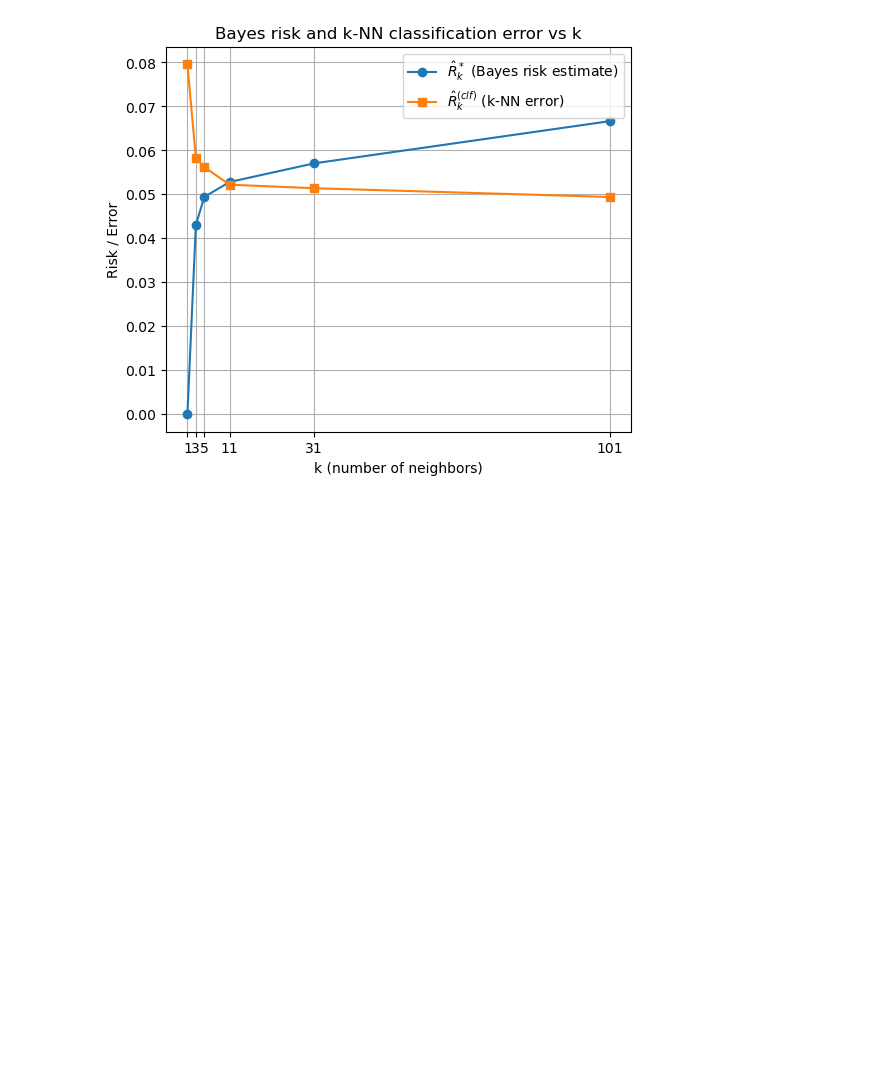
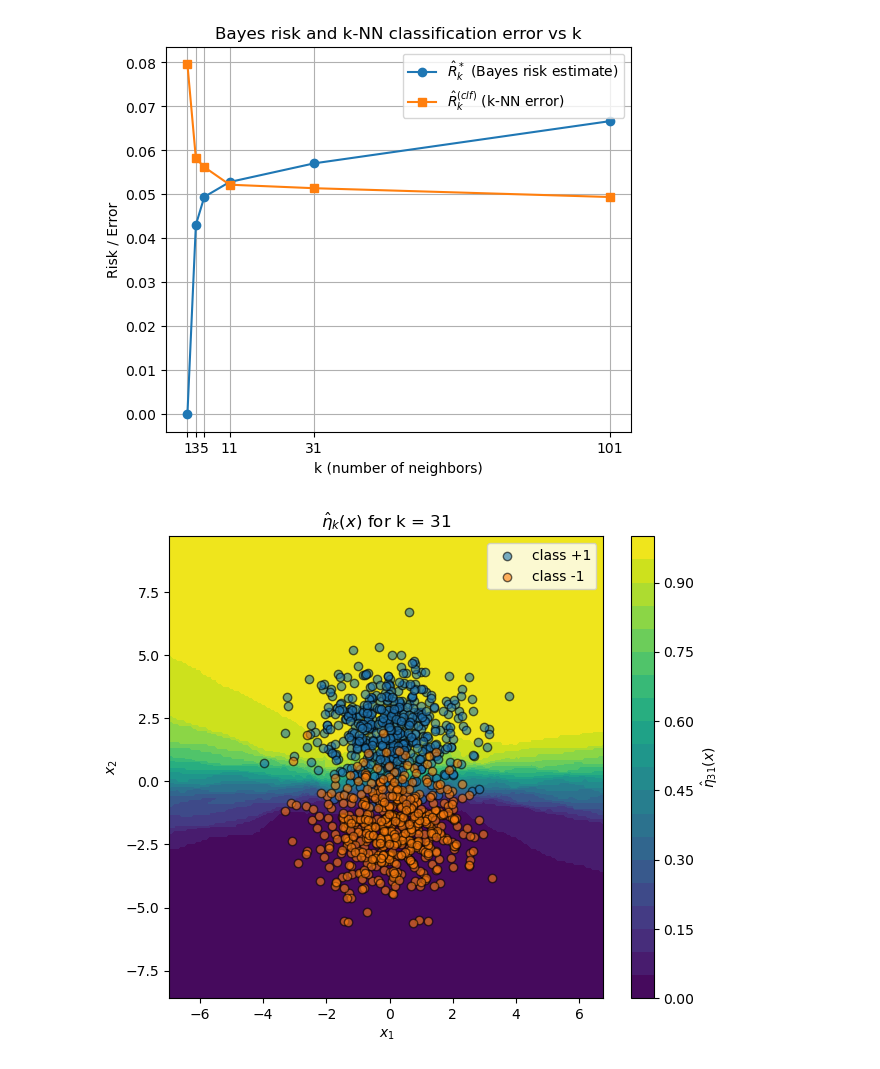
Before and after one commit to anastasiakhromova/Bayes_risk_knn, a Jupyter notebook: bayes_risk_knn.ipynb, the cells around one changed output. Cells and saved outputs as stored; diff of their text form; code cells hidden in the pictures; blank space fills up the shorter version.

Commit message:
Add η(x) heatmap visualisation for k=31 with training points overlay

```diff
--- a/bayes_risk_knn.ipynb
+++ b/bayes_risk_knn.ipynb
@@ -114,3 +114,38 @@ plt.legend()
 plt.show()
 # %% [output]
 [figure]
+# %%
+k_vis = 31
+knn_vis = KNeighborsClassifier(n_neighbors=k_vis)
+knn_vis.fit(X_train, y_train01)
+
+# grid for x1, x2
+x1_min, x1_max = X_train[:, 0].min() - 3, X_train[:, 0].max() + 3
+x2_min, x2_max = X_train[:, 1].min() - 3, X_train[:, 1].max() + 3
+
+xx1, xx2 = np.meshgrid(
+    np.linspace(x1_min, x1_max, 200),
+    np.linspace(x2_min, x2_max, 200)
+)
+
+grid_points = np.c_[xx1.ravel(), xx2.ravel()]
+eta_hat_grid = knn_vis.predict_proba(grid_points)[:, 1]
+eta_hat_grid = eta_hat_grid.reshape(xx1.shape)
+
+plt.figure(figsize=(7, 6))
+contour = plt.contourf(xx1, xx2, eta_hat_grid, levels=20)
+plt.colorbar(contour, label=r'$\hat{\eta}_{%d}(x)$' % k_vis)
+
+# training points upper
+plt.scatter(X_train[y_train == 1, 0], X_train[y_train == 1, 1],
+            edgecolor='k', alpha=0.6, label='class +1')
+plt.scatter(X_train[y_train == -1, 0], X_train[y_train == -1, 1],
+            edgecolor='k', alpha=0.6, label='class -1')
+
+plt.xlabel('$x_1$')
+plt.ylabel('$x_2$')
+plt.title(r'$\hat{\eta}_{k}(x)$ for k = %d' % k_vis)
+plt.legend()
+plt.show()
+# %% [output]
+[figure, added]
```
